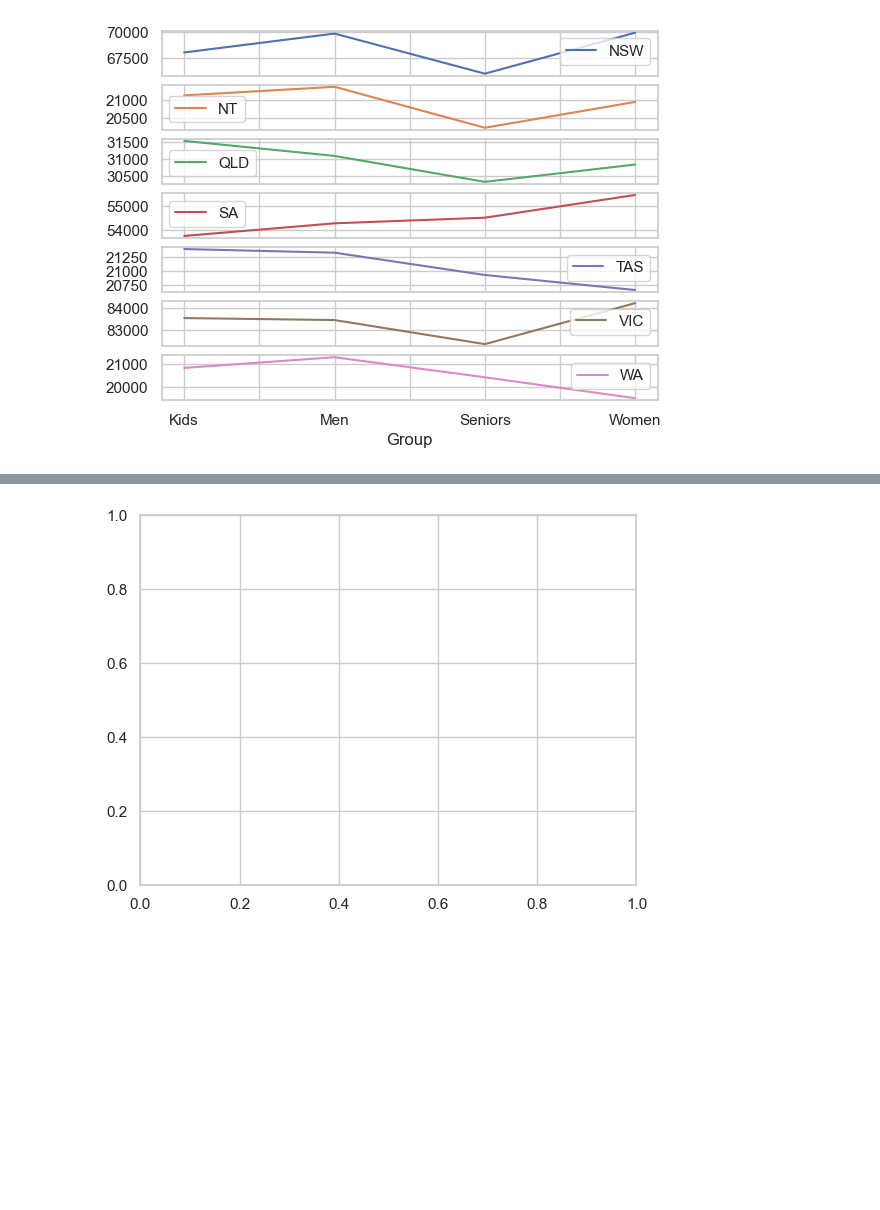
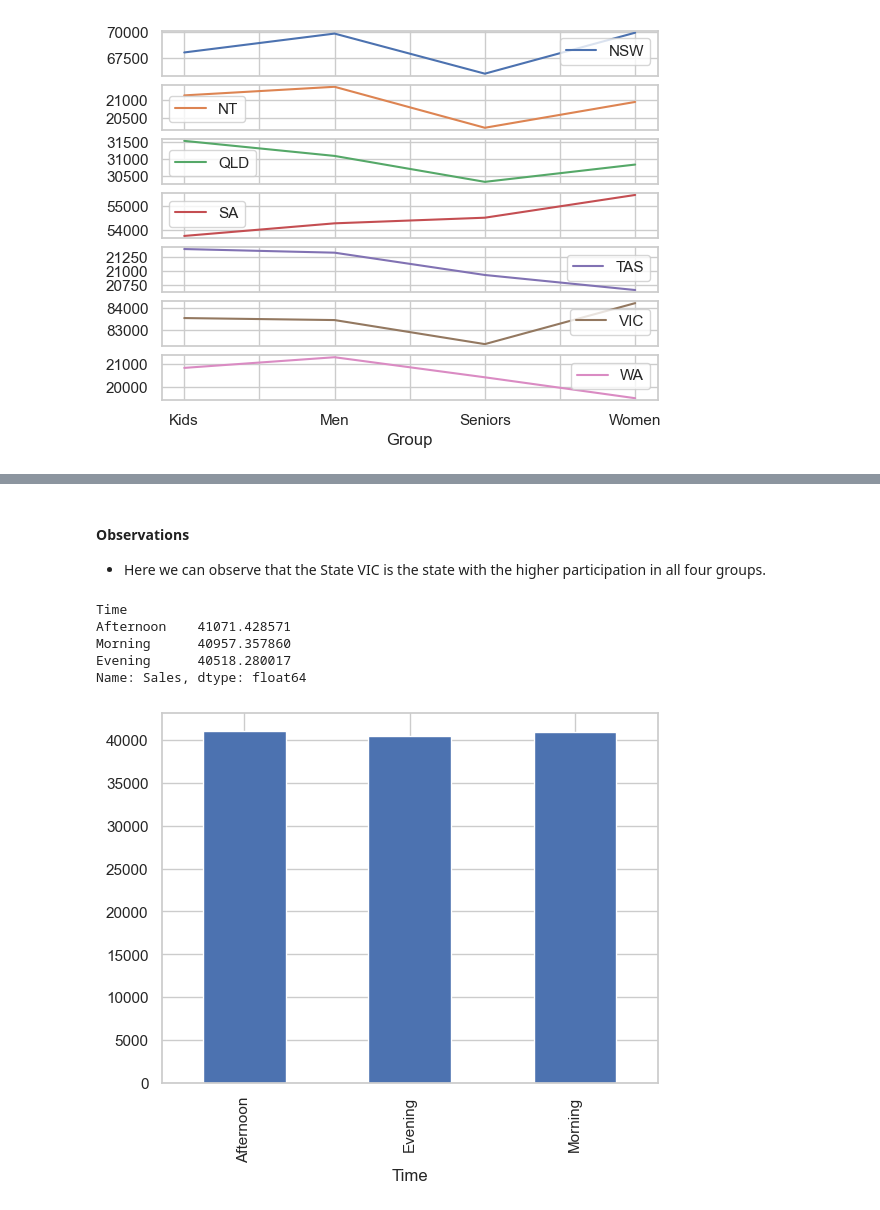
Before and after one commit to karmenatwork/3_CB_Sales-Analysis, a Jupyter notebook: main.ipynb, the cells around one changed output, grey strips where cells are left out. Cells and saved outputs as stored; diff of their text form; code cells hidden in the pictures; blank space fills up the shorter version.

Commit message:
Finish Data visualization

```diff
--- a/main.ipynb
+++ b/main.ipynb
@@ -108,7 +112,9 @@ dtype: object
 # %%
 # Optimize memory
 # Convert object type to str, Date to datetime and reduce int.
-cols = df.select_dtypes(np.object_).columns[1:]  # every object type except Date
+# cols = df.select_dtypes(np.object_).columns[1:]  # every object type except Date, no need this if you use parse_dates
+
+cols = df.select_dtypes(np.object_).columns
 df[cols] = df[cols].astype("string")
 df["Date"] = pd.to_datetime(df["Date"])
 df["Unit"] = df["Unit"].astype("int8")
@@ -1247,20 +1258,3 @@ Men      NSW      69849.624060
          WA       19490.740741
 Name: Sales, dtype: float64
 [figure]
-# %%
-sns.set_theme(style="whitegrid")
-
-# penguins = sns.load_dataset("penguins")
-
-# Draw a nested barplot by species and sex
-# g = sns.catplot(
-#     data=df, kind="bar",
-#     x="States", y="Sales", hue="Group",
-#     errorbar="sd", palette="dark", alpha=.6, height=6
-# )
-# g.despine(left=True)
-# g.set_axis_labels("", "Body mass (g)")
-# g.legend.set_title("")
-
-df.head()
-df.index.names
@@ -1269,5 +1291,14 @@ FrozenList([None])
+# %% [markdown]
+#### Observations
+- Here we can observe that the State VIC is the state with the higher participation in all four groups.
 # %%
-# Time-of-the-Day Analysis: Identify peak and off-peak sales periods to facilitate strategic planning for S&M teams.
-fig, ax = plt.subplots()
+#Time-of-the-Day Analysis: Identify peak and off-peak sales periods to facilitate strategic planning for S&M teams. This information aids in designing programs like hyper-personalization and Next Best Offers to enhance sales.
+df.groupby(['Time']).Sales.mean().plot.bar()
+df.groupby(['Time']).Sales.mean().nlargest(5)
 # %% [output]
+Time
+Afternoon    41071.428571
+Morning      40957.357860
+Evening      40518.280017
+Name: Sales, dtype: float64
-[figure, old version]
+[figure, new version]
```
Also changed, not shown: parts of 34 cells of this notebook.
